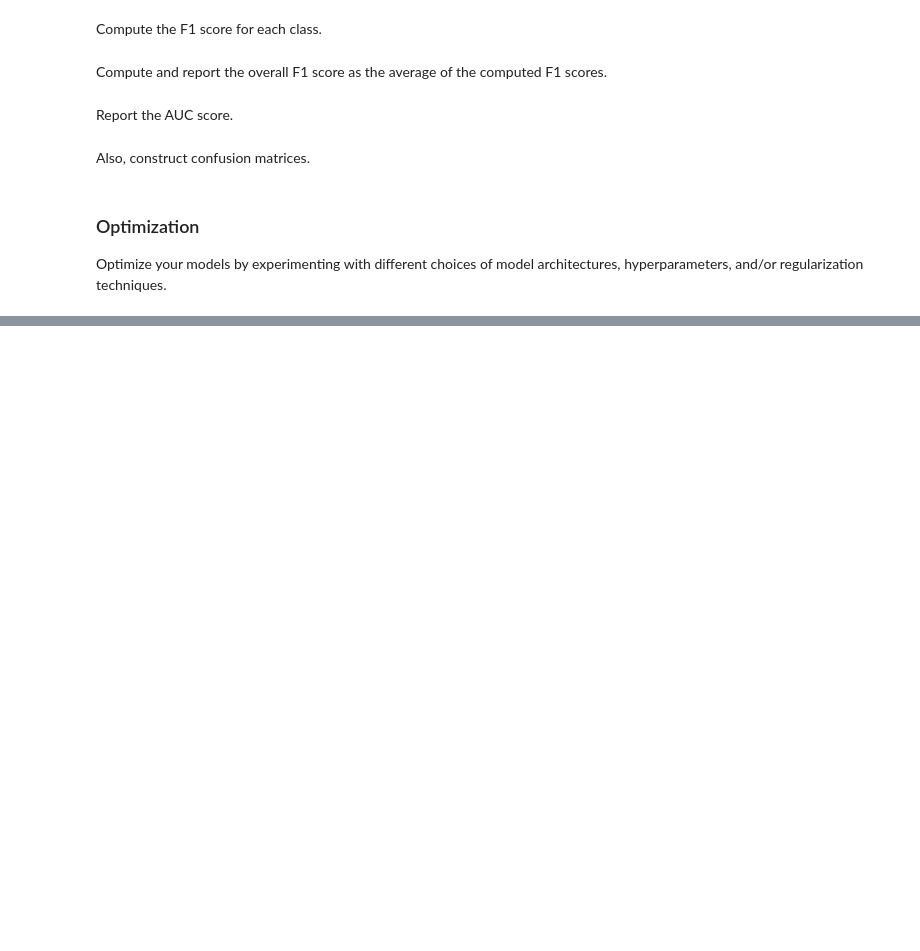
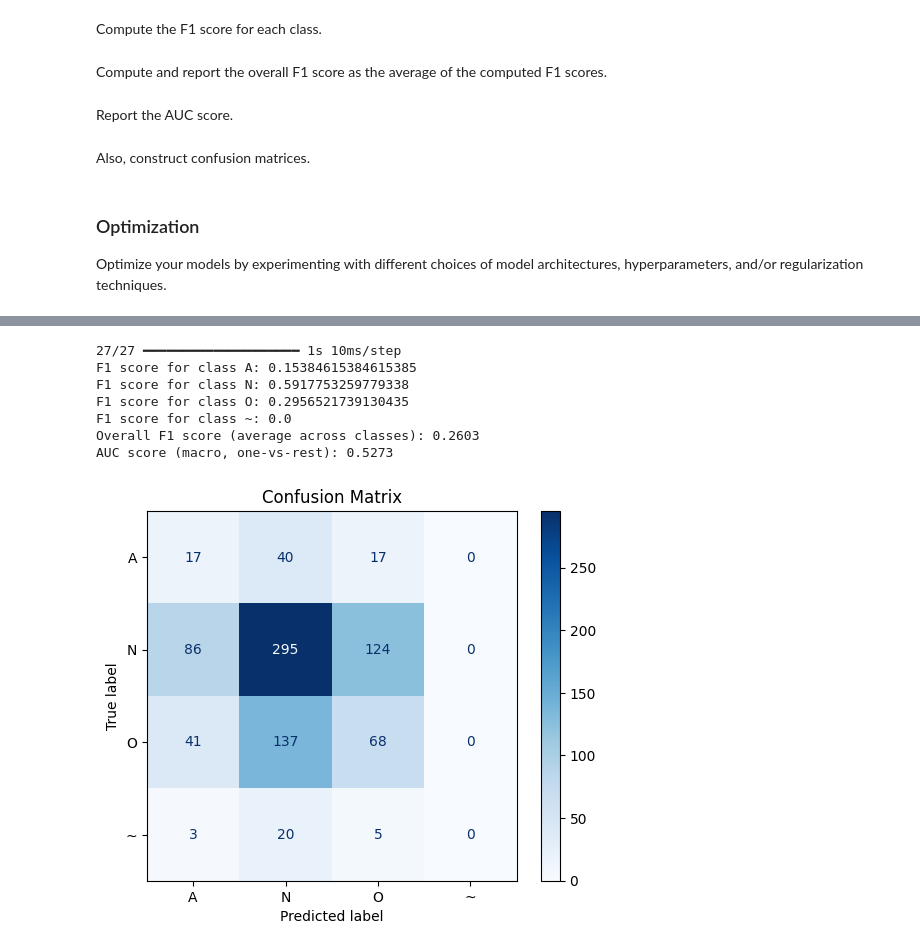
Before and after one commit to noahtrilling/csc6621-project-3-sequential-classification, a Jupyter notebook: main.ipynb, the cells around one changed output, grey strips where cells are left out. Saved outputs shown, nothing was run; the diff lists cells and outputs as text; code cells hidden in the pictures; blank space fills up the shorter version.

```diff
--- a/main.ipynb
+++ b/main.ipynb
@@ -352,7 +341,14 @@ Epoch 8/10
 #### Alternative Model Metrics
 
 All the metrics should be generated after predicting on the testing set.
+# %%
+rnn_y_pred_probs = rnn_model.predict(x_test)
+rnn_y_pred = np.argmax(rnn_y_pred_probs, axis=1)
 # %% [markdown]
 Compute the F1 score for each class.
+# %%
+rnn_f1_per_class = f1_score(y_test, rnn_y_pred, average=None)
+for idx, score in enumerate(rnn_f1_per_class):
+    print(f"F1 score for class {index_to_category[idx]}: {score}")
 # %% [markdown]
 Compute and report the overall F1 score as the average of the computed F1 scores.
@@ -364,3 +373,19 @@ Also, construct confusion matrices.
 ### Optimization
 
 Optimize your models by experimenting with different choices of model architectures, hyperparameters, and/or regularization techniques.
+# %%
+def evaluate_model(model):
+    y_pred_probs = model.predict(x_test)
+    y_pred = np.argmax(y_pred_probs, axis=1)
+    f1_per_class = f1_score(y_test, y_pred, average=None)
+    for idx, score in enumerate(f1_per_class):
+        print(f"F1 score for class {index_to_category[idx]}: {score}")
+    overall_f1 = np.mean(f1_per_class)
+    print(f"Overall F1 score (average across classes): {overall_f1:.4f}")
+    auc_score = roc_auc_score(y_test, y_pred_probs, average='macro', multi_class='ovr')
+    print(f"AUC score (macro, one-vs-rest): {auc_score:.4f}")
+    cm = confusion_matrix(y_test, y_pred)
+    disp = ConfusionMatrixDisplay(confusion_matrix=cm, display_labels=[index_to_category[idx] for idx in range(len(index_to_category))])
+    disp.plot(cmap='Blues')
+    plt.title('Confusion Matrix')
+    plt.show()
@@ -366,0 +427,20 @@ Optimize your models by experimenting with different choices of model architectu
+# %%
+dnn_model_improved = Sequential([
+    Input(shape=(input_length,)),
+    Dense(64, activation='relu', kernel_regularizer=l2(1e-4)),
+    BatchNormalization(),
+    Dropout(0.3),
+    Dense(32, activation='relu', kernel_regularizer=l2(1e-4)),
+    BatchNormalization(),
+    Dropout(0.3),
+    Dense(num_classes, activation='softmax')
+])
+dnn_model_improved.compile(optimizer=AdamW(), loss='sparse_categorical_crossentropy', metrics=['accuracy'])
+dnn_model_improved.summary()
+dnn_history = dnn_model_improved.fit(
+    x_train_bal, y_train_bal,
+    validation_data=(x_val, y_val),
+    epochs=20,
+    batch_size=64,
+    callbacks=[EarlyStopping(patience=3, restore_best_weights=True)]
+)
@@ -366,0 +474,11 @@ Optimize your models by experimenting with different choices of model architectu
+# %%
+evaluate_model(dnn_model_improved)
+# %% [output]
+27/27 ━━━━━━━━━━━━━━━━━━━━ 1s 10ms/step
+F1 score for class A: 0.15384615384615385
+F1 score for class N: 0.5917753259779338
+F1 score for class O: 0.2956521739130435
+F1 score for class ~: 0.0
+Overall F1 score (average across classes): 0.2603
+AUC score (macro, one-vs-rest): 0.5273
+[figure, added]
```
Also changed, not shown: parts of 25 cells of this notebook.
